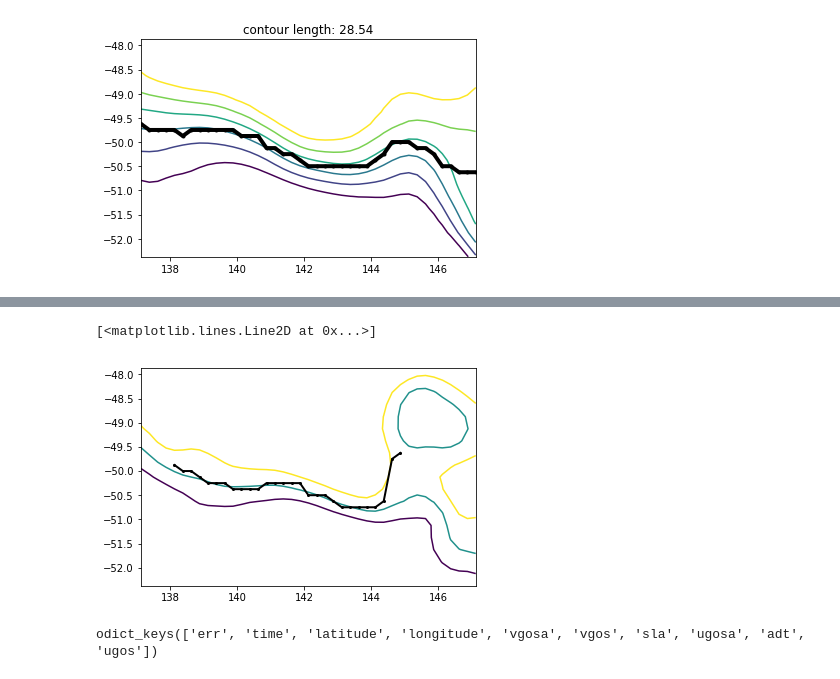
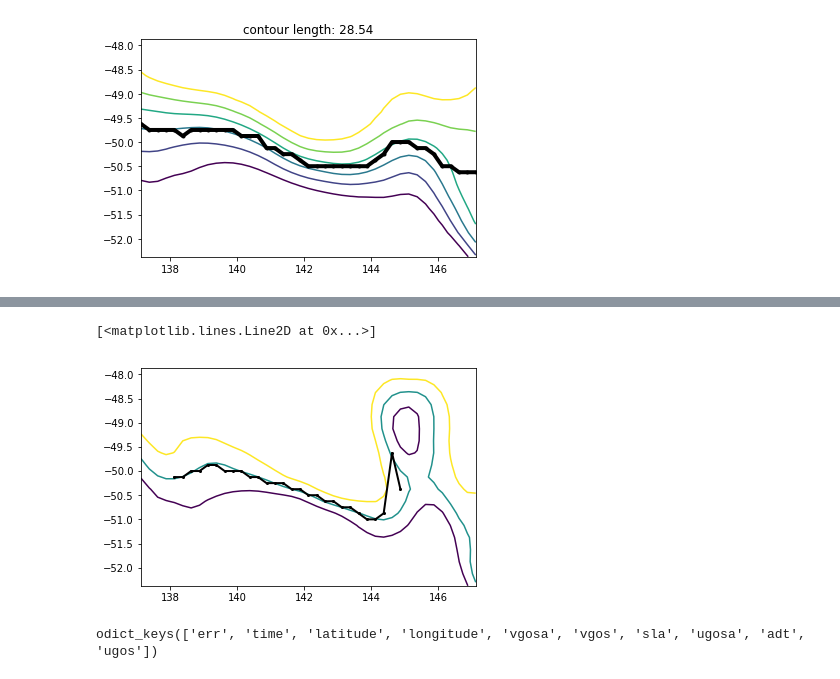
Before and after one commit to janjaapmeijer/phd-public, a Jupyter notebook: notebooks/contour_length.ipynb, the cells around one changed output, grey strips where cells are left out. Saved outputs shown, nothing was run; the diff lists cells and outputs as text; code cells hidden in the pictures.

Commit message:
Made graph SAM.

```diff
--- a/notebooks/contour_length.ipynb
+++ b/notebooks/contour_length.ipynb
@@ -37,22 +37,26 @@ def contour_length(lon, lat, var, contour_range=(-0.1, 0.4)): #contour_center= ,
 
         # find latitudinal index of center contour, but not further than one latitudinal step away from previous
 #         iltc = (np.abs(var[:,iln] - contour_center)).argmin()
-#         iltc = np.argsort(np.abs(var[:, iln] - contour_center))
+        iltc = np.argsort(np.abs(var[:, iln] - contour_center))
         if iln > 0:
-            iltc = (iltc-2) + (np.abs(var[iltc-2:iltc+2,iln] - contour_center)).argmin()
+            i = 0
+            while np.abs(iltc[i] - iltcprev) >= 2:
+                i += 1
+            iltc = iltc[i]
         else:
-            iltc = (np.abs(var[:,iln] - contour_center)).argmin()
+            iltc = iltc[0]
+        iltcprev = iltc
 
         # determine mean latitude in contour range
         lats = lat[ilt]
         if len(ilt) > 1:
-            print(np.where(ilt == iltc))
             ic = np.where(ilt == iltc)[0][0]
             trueidx = np.zeros(len(ilt), dtype=bool)
             trueidx[ic] = True
 
             # find latitudinal indices that are consecutive/ contiguous from center contour
             contiguous = iltc
+#             print(ilt)
             for i in range(ic+1, len(ilt)):
                 if ilt[i] == contiguous + 1: #and not ilt[i] > iltc + 3:
                     trueidx[i] = True
@@ -62,7 +66,7 @@ def contour_length(lon, lat, var, contour_range=(-0.1, 0.4)): #contour_center= ,
                 if ilt[i] == contiguous - 1: #and not ilt[i] < iltc - 3:
                     trueidx[i] = True
                 contiguous -= 1
-
+#             print(trueidx)
             lat_mean = np.mean(lats[trueidx])
 
         elif len(ilt) == 1:
@@ -145,15 +133,15 @@ for row in range(rows):
 # %%
-month=12
+month=11
 idx = [t.month == month for t in time]
 monthlymean = np.mean(sl['adt'][idx,], axis=0)
 cl, lat_ct = contour_length(lon[4:32], lat, monthlymean[:, 4:32], contour_range=(0.0,0.3))
 
 fig, ax = plt.subplots()
 ct = ax.contour(sl['longitude'][:], sl['latitude'][:], monthlymean, [0, 0.15, 0.3])
 ax.plot(lon[4:32], lat_ct, 'k.-', linewidth=2, markersize=4)
 # %% [output]
 [<matplotlib.lines.Line2D at 0x...>]
-[figure, old version]
+[figure, new version]
 # %%
 sl.variables.keys()
 # %% [output]
```
Also changed, not shown: parts of 5 cells of this notebook.
